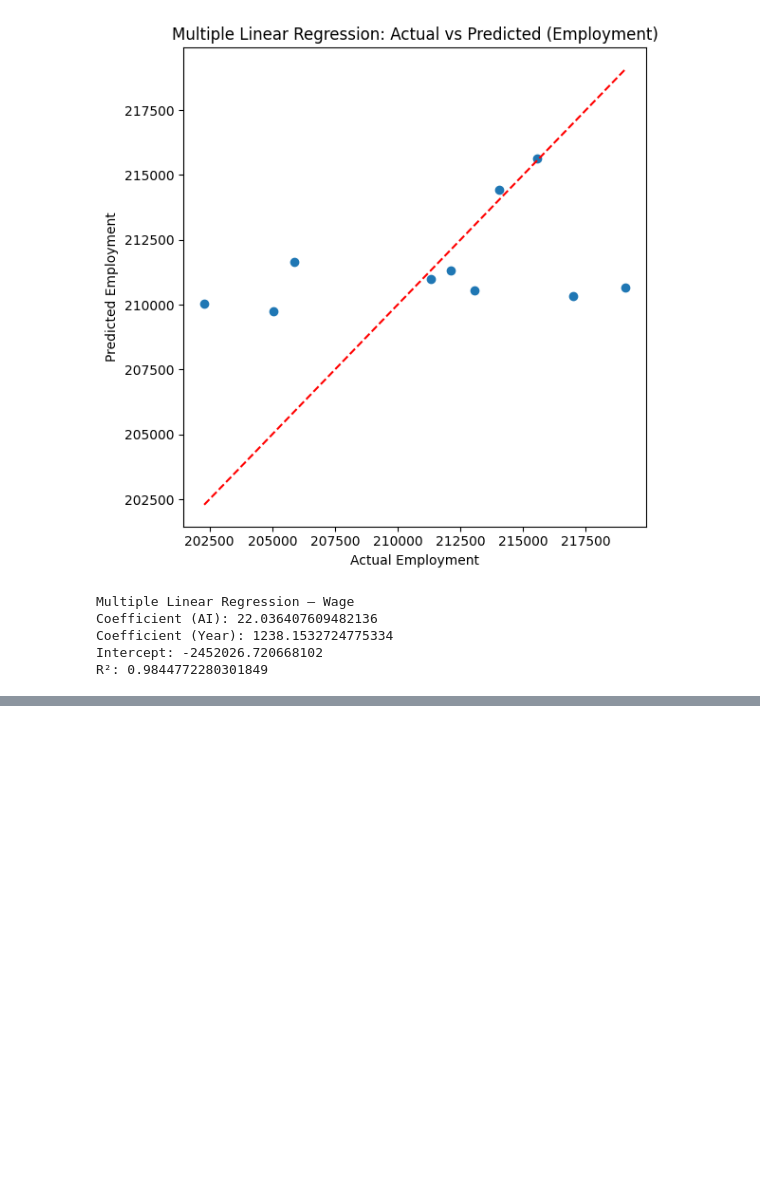
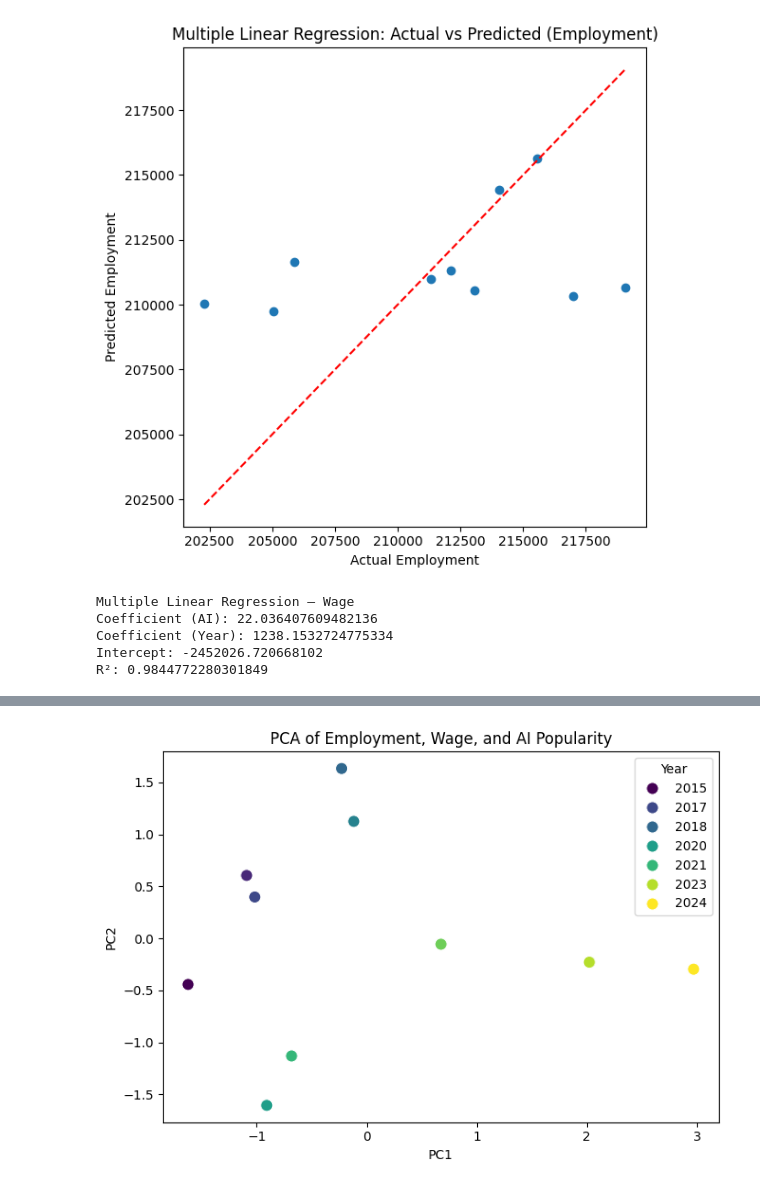
Before and after one commit to Javidan57/DSA210-project-AIvsGD, a Jupyter notebook: step3_ml_models.ipynb, the cells around one changed output, grey strips where cells are left out. Drawn from its saved outputs; the diff is of its cells as text; code cells hidden in the pictures; blank space fills up the shorter version.

```diff
--- a/step3_ml_models.ipynb
+++ b/step3_ml_models.ipynb
@@ -157,0 +162,22 @@ plt.show()
+# %%
+#selecting the features
+pca_features = df[["Employment", "Median_Wage", "AI_Popularity"]]
+
+#standartizing the data
+scaler = StandardScaler()
+X_scaled = scaler.fit_transform(pca_features)
+# %%
+# PCA
+pca = PCA(n_components=2)
+X_pca = pca.fit_transform(X_scaled)
+
+print("Explained variance ratio:", pca.explained_variance_ratio_)
+print("Total variance explained:", pca.explained_variance_ratio_.sum())
+
+
+loadings = pd.DataFrame(
+    pca.components_.T,
+    columns=["PC1", "PC2"],
+    index=["Employment", "Median_Wage", "AI_Popularity"]
+)
+loadings
@@ -157,0 +191,19 @@ plt.show()
+# %%
+#plot
+pca_df = pd.DataFrame(X_pca, columns=["PC1", "PC2"])
+pca_df["Year"] = df["Year"]
+
+plt.figure(figsize=(7,5))
+sns.scatterplot(
+    data=pca_df,
+    x="PC1",
+    y="PC2",
+    hue="Year",
+    palette="viridis",
+    s=90
+)
+plt.title("PCA of Employment, Wage, and AI Popularity")
+plt.tight_layout()
+plt.show()
+# %% [output]
+[figure, added]
```
Also changed, not shown: parts of 3 cells of this notebook, 9 other files.
